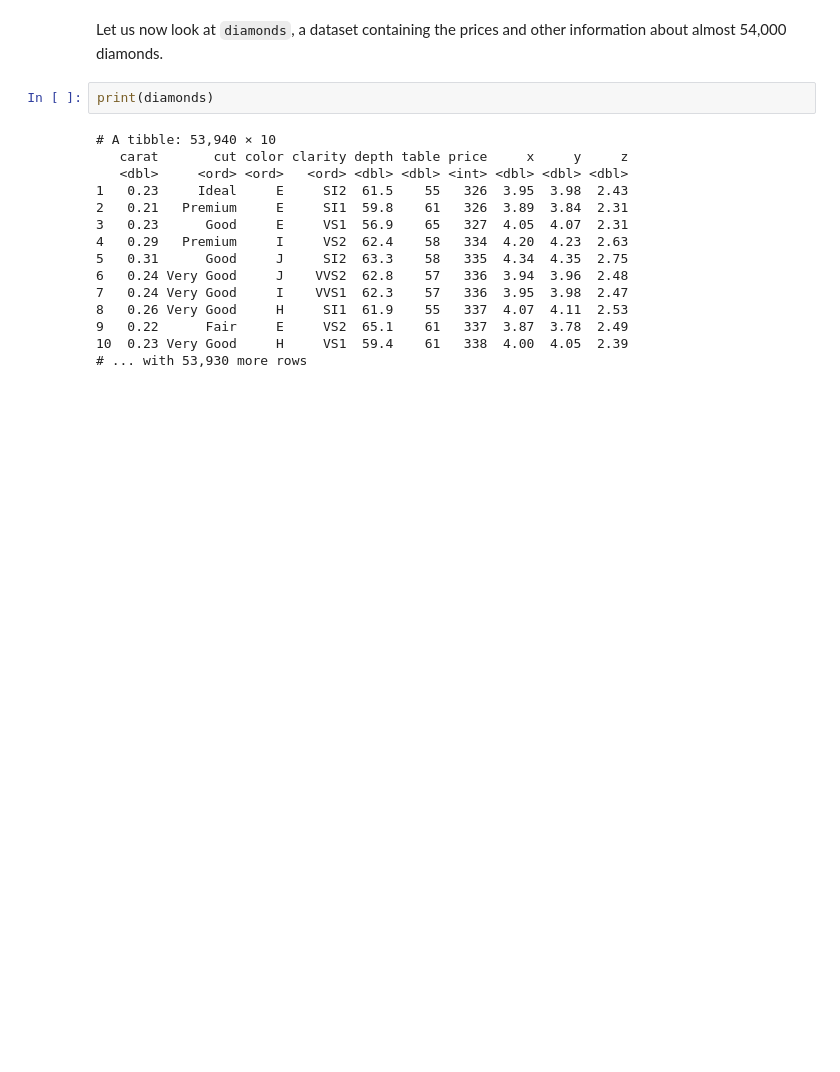
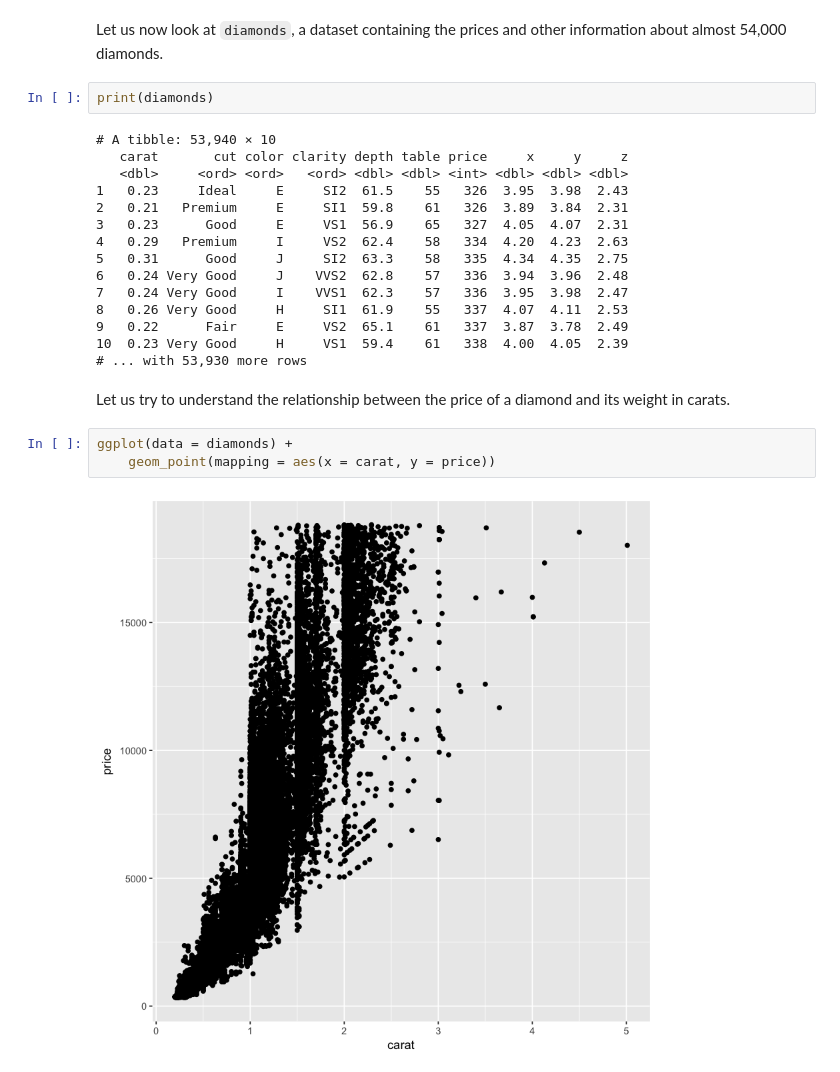
Before and after one commit to ambujtewari/stats306-fall2017, a Jupyter notebook: Lecture00.ipynb, the cells around one changed output. Drawn from its saved outputs; the diff is of its cells as text; blank space fills up the shorter version.

```diff
--- a/Lecture00.ipynb
+++ b/Lecture00.ipynb
@@ -170,3 +170,10 @@ print(diamonds)
 9   0.22      Fair     E     VS2  65.1    61   337  3.87  3.78  2.49
 10  0.23 Very Good     H     VS1  59.4    61   338  4.00  4.05  2.39
 # ... with 53,930 more rows
+# %% [markdown]
+Let us try to understand the relationship between the price of a diamond and its weight in carats.
+# %%
+ggplot(data = diamonds) +
+    geom_point(mapping = aes(x = carat, y = price))
+# %% [output]
+[figure, added]
```
Also changed, not shown: parts of 6 cells of this notebook.
